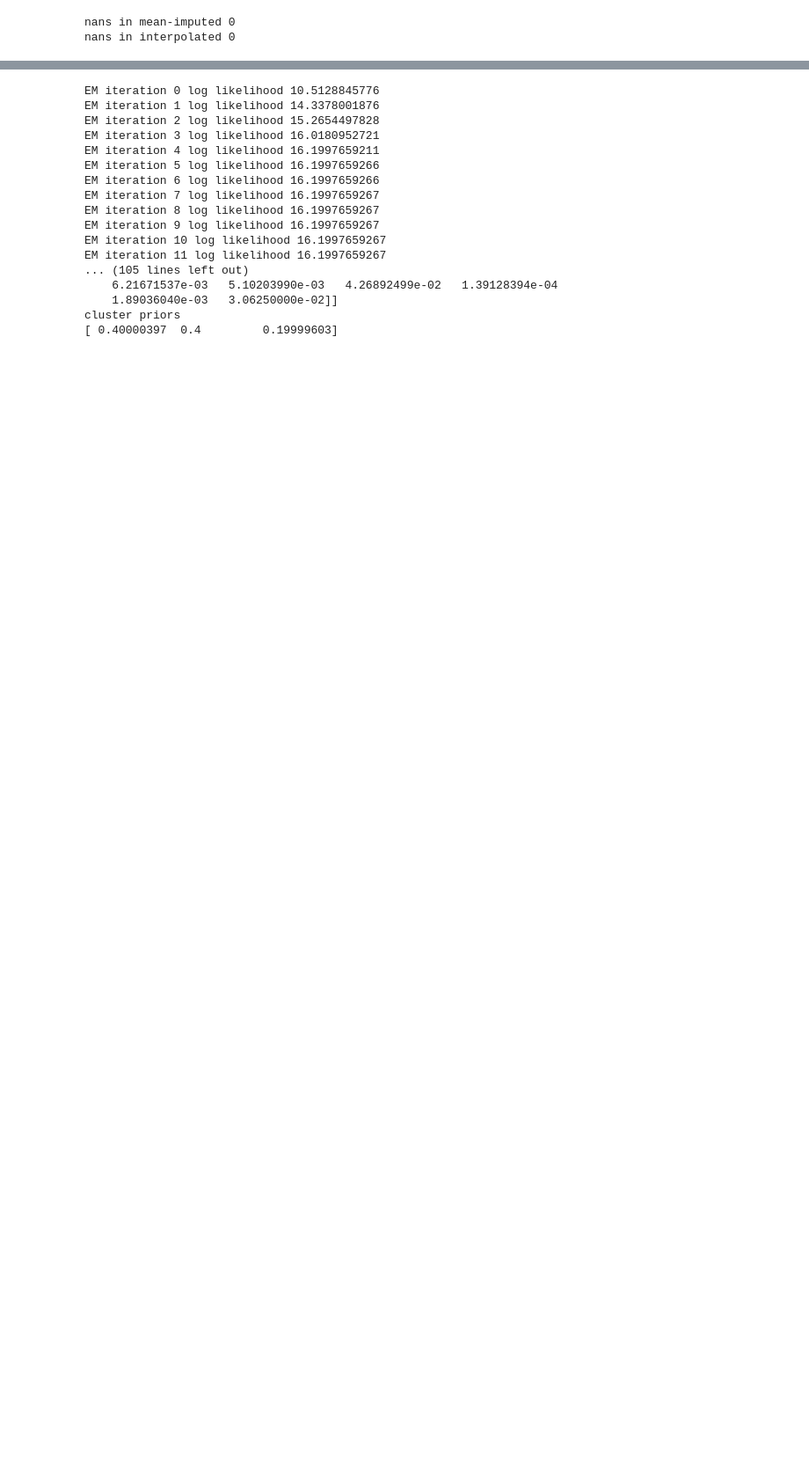
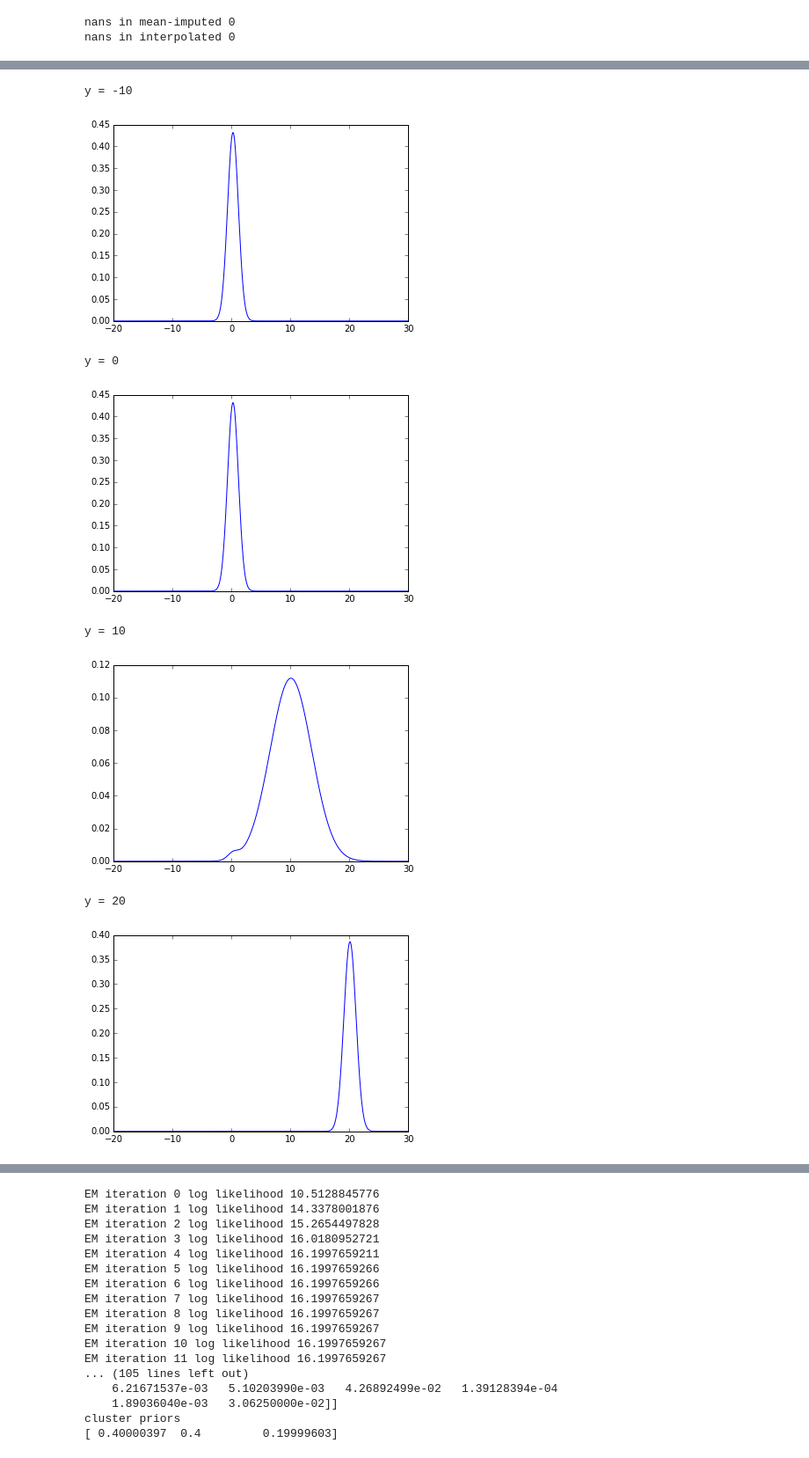
Before and after one commit to PrincetonUniversity/final-proj-cos-424, a Jupyter notebook: diag_tf.ipynb, the cells around one changed output, grey strips where cells are left out. Shown: that part at 88% size. Cells and saved outputs as stored; diff of their text form; code cells hidden in the pictures; blank space fills up the shorter version.

Commit message:
Added posterior marginalization code for gmm

```diff
--- a/diag_tf.ipynb
+++ b/diag_tf.ipynb
@@ -228,17 +228,22 @@ def fit_em(X, initial_mus, max_steps, tol):
         m, s, a = sess.run((mus, sigmas, alphas))
 
     return ll, m, s, a
-# %%
-# Given a full normal distribution with
-# mu, sigma as the mean and diagonal of the covariance matrix, respectively, with
-# dimension D, and an observation x of dimension O < D for values 1:O,
-# returns muP, sigmaP, of dimension D-O, for the remaining dimensions.
-def marginal_posterior(mu, sigma, x):
-    # https://gbhqed.wordpress.com/2010/02/21/conditional-and-marginal-distributions-of-a-multivariate-gaussian/
-    # diagonal case is easy:
-    O = len(x)
-    D = len(mu)
-    return mu[O:D], sigma[O:D]
-
-# todo how to combine from mixture model?
+# %%
+# Given a partial observation x of dimension O < D for a fitted GMM model with
+# K cluster priors alpha, KxD means mus, and KxD diagonal covariances sigmas,
+# returns the weighted sum of normals for the remaining D - O dimensions.
+#
+# Returns posterior_prior, posterior_mus, posterior_sigmas.
+def marginal_posterior(x, mus, sigmas, alphas):
+    # https://gbhqed.wordpress.com/2010/02/21/conditional-and-marginal-distributions-of-a-multivariate-gaussian/
+    # diagonal case is easy:
+    # https://en.wikipedia.org/wiki/Schur_complement#Applications_to_probability_theory_and_statistics
+    O = len(x)
+    D = len(mu)
+    observed_mus, observed_sigmas = (tf.constant(a, dtype='float64')
+                                     for a in (mus[:,0:O], sigmas[:, 0:O]))
+    x = np.array(x, dtype='float64').reshape(1, O)
+    observed_likelihood = tf.exp(tf_log_likelihood(x, observed_mus, observed_sigmas, alphas)).eval() # Kx1
+    sklearn.preprocessing.normalize(observed_likelihood, norm='l1', axis=0, copy=False)
+    return mus[:, O:D], sigmas[:, O:D], observed_likelihood.reshape(-1)
 # %%
@@ -290,0 +296,18 @@ cluster priors
+# %%
+y = [-10, 0, 10, 20, 30]
+pts = np.arange(-20, 30, 0.1, dtype='float64').reshape(-1, 1)
+for i in y:
+    print('y =', i)
+    mm, sm, am = marginal_posterior([i], m, s, a)
+    ll = estep(pts, mm, sm, am)[0].eval().reshape(-1)
+    plt.plot(pts, np.exp(ll))
+    plt.show()
+# %% [output]
+y = -10
+[figure, added]
+y = 0
+[figure, added]
+y = 10
+[figure, added]
+y = 20
+[figure, added]
```
Also changed, not shown: parts of 3 cells of this notebook.
